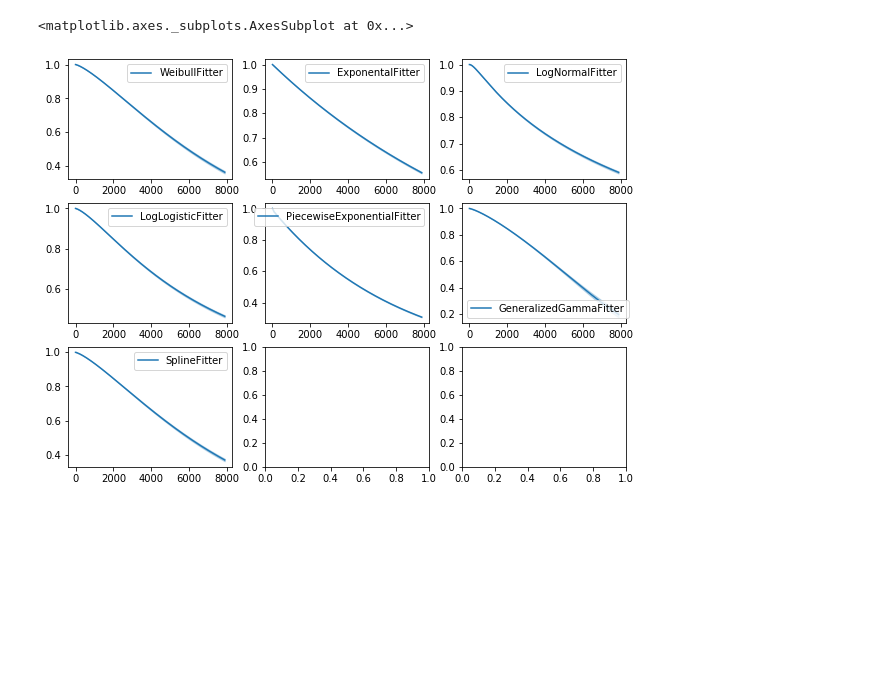
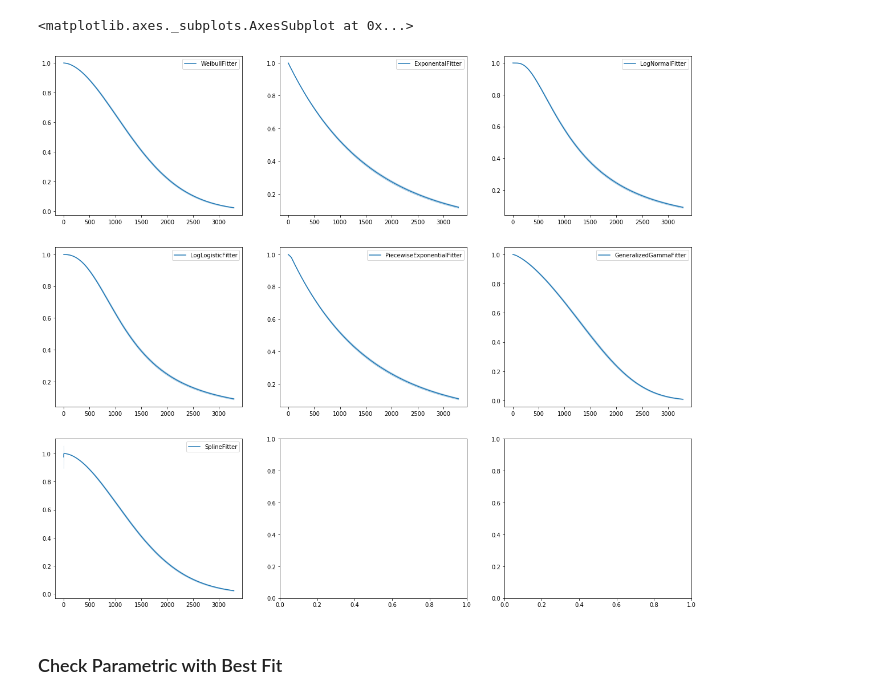
Before and after one commit to wilson-diaz/HCUP-Survival, a Jupyter notebook: SurvivalModels.ipynb, the cells around one changed output. Saved outputs shown, nothing was run; the diff lists cells and outputs as text; code cells hidden in the pictures; blank space fills up the shorter version.

```diff
--- a/SurvivalModels.ipynb
+++ b/SurvivalModels.ipynb
@@ -6,6 +6,5 @@ import lifelines as lf
 import sklearn as sk
 # %%
 # let's get our data
-data = pd.read_csv('clean/afib_425_2_clean.csv')
+data = pd.read_csv('clean/afib_434_4_clean.csv')
 data.describe()
-T, E = data['duration'], data['event']
@@ -35,14 +81,16 @@ spf.plot_cumulative_hazard(ax=axes[2][1])
 # %%
-fig, axes = plt.subplots(3, 3, figsize=(10, 7.5))
+fig, axes = plt.subplots(3, 3, figsize=(20, 17.5))
 
 wbf.plot_survival_function(ax=axes[0][0])
 exf.plot_survival_function(ax=axes[0][1])
 lnf.plot_survival_function(ax=axes[0][2])
 llf.plot_survival_function(ax=axes[1][0])
 pwf.plot_survival_function(ax=axes[1][1])
 gg.plot_survival_function(ax=axes[1][2])
 spf.plot_survival_function(ax=axes[2][0])
 # %% [output]
 <matplotlib.axes._subplots.AxesSubplot at 0x...>
-[figure, old version]
+[figure, new version]
+# %% [markdown]
+### Check Parametric with Best Fit
 # %%
```
Also changed, not shown: parts of 21 cells of this notebook, 5 other files.
